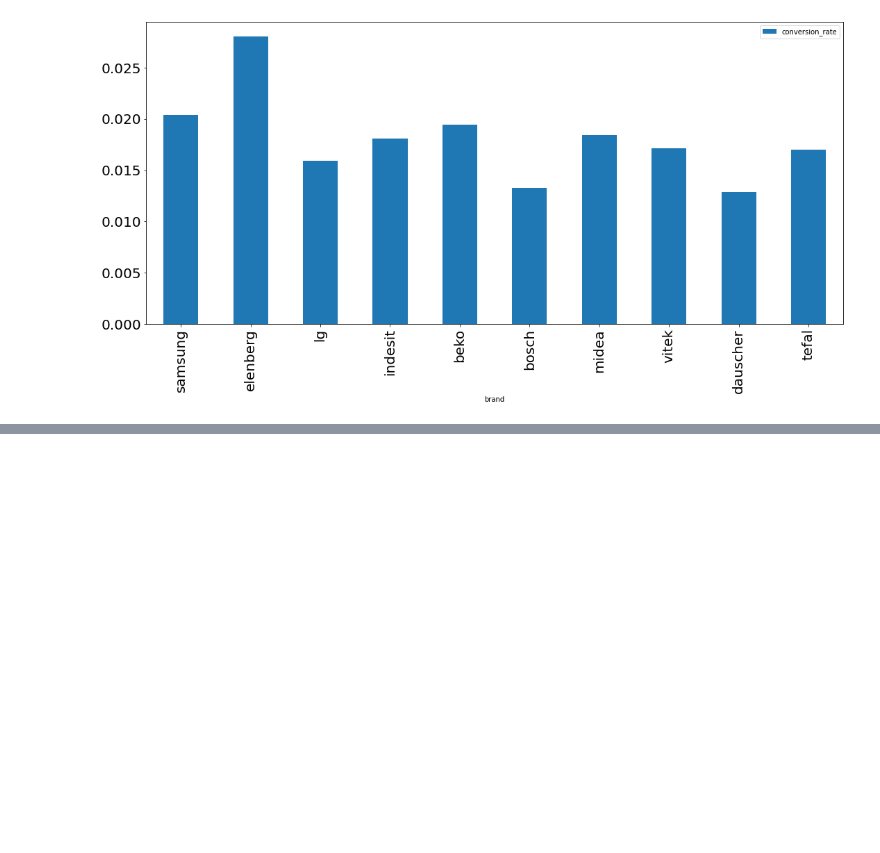
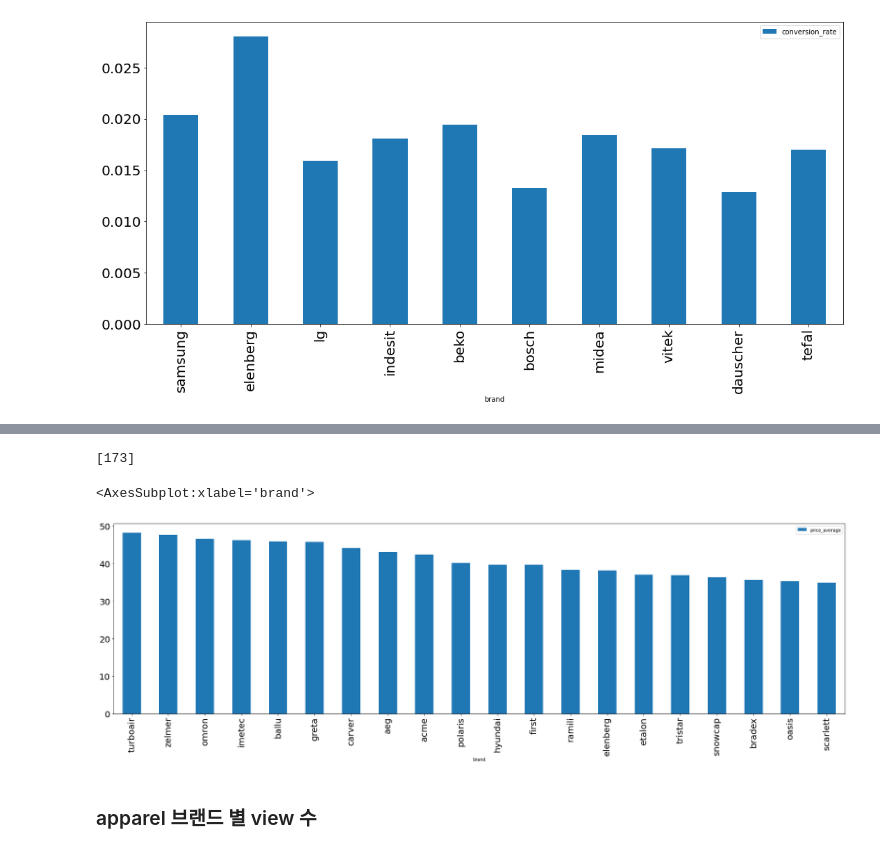
Before and after one commit to woorim99/CP2_1Team, a Jupyter notebook: cp2.ipynb, the cells around one changed output, grey strips where cells are left out. Drawn from its saved outputs; the diff is of its cells as text; code cells hidden in the pictures; blank space fills up the shorter version.

```diff
--- a/cp2.ipynb
+++ b/cp2.ipynb
@@ -640,3 +640,24 @@ df_appliances_conversion_rate.plot(x="brand", y='conversion_rate', kind="bar",fi
 # %% [output]
 <AxesSubplot:xlabel='brand'>
 [figure]
+# %%
+conn = sqlite3.connect('cp2_data.db')
+cur = conn.cursor()
+
+query = cur.execute("""SELECT brand, AVG(price) AS price_average
+FROM
+	(SELECT *, substr(category_code, 1, pos-1) AS main_category
+	FROM
+	  (SELECT *,
+	          instr(category_code ,'.') AS pos
+	   FROM "2019-Oct")
+	WHERE event_type = 'purchase')
+WHERE main_category = 'appliances'
+GROUP BY brand
+ORDER BY price_average DESC""")
+
+cols = [column[0] for column in query.description]
+
+df_appliances_brand_price = pd.DataFrame.from_records(data=query.fetchall(), columns=cols)
+
+conn.close()
@@ -642,0 +680,11 @@ df_appliances_conversion_rate.plot(x="brand", y='conversion_rate', kind="bar",fi
+# %%
+print (df_appliances_brand_price.index[df_appliances_brand_price['brand'] == 'elenberg'].tolist())
+# %% [output]
+[173]
+# %%
+df_appliances_brand_price[160:180].plot(x="brand", y='price_average', kind="bar",figsize=(30,8), fontsize=20)
+# %% [output]
+<AxesSubplot:xlabel='brand'>
+[figure, added]
+# %% [markdown]
+### apparel 브랜드 별 view 수
```
Also changed, not shown: parts of 18 cells of this notebook.
